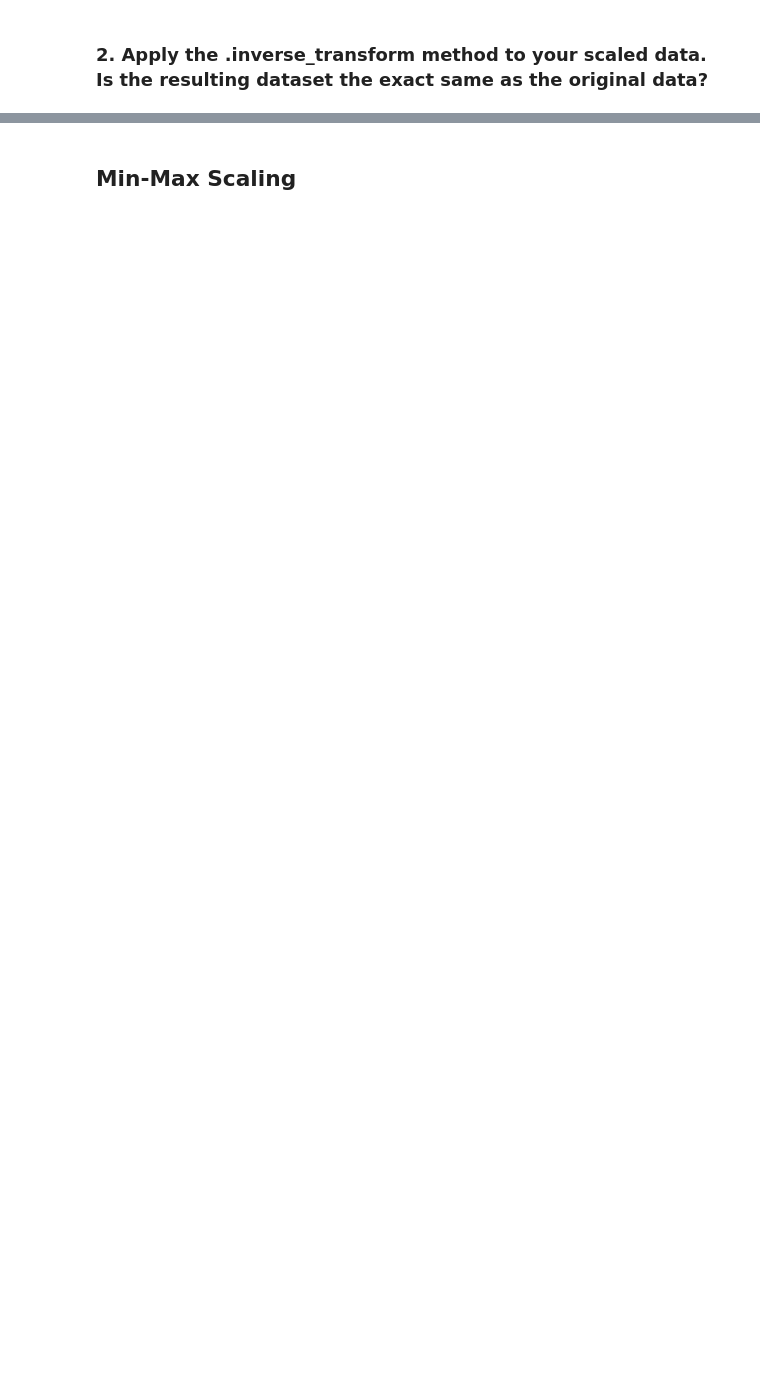
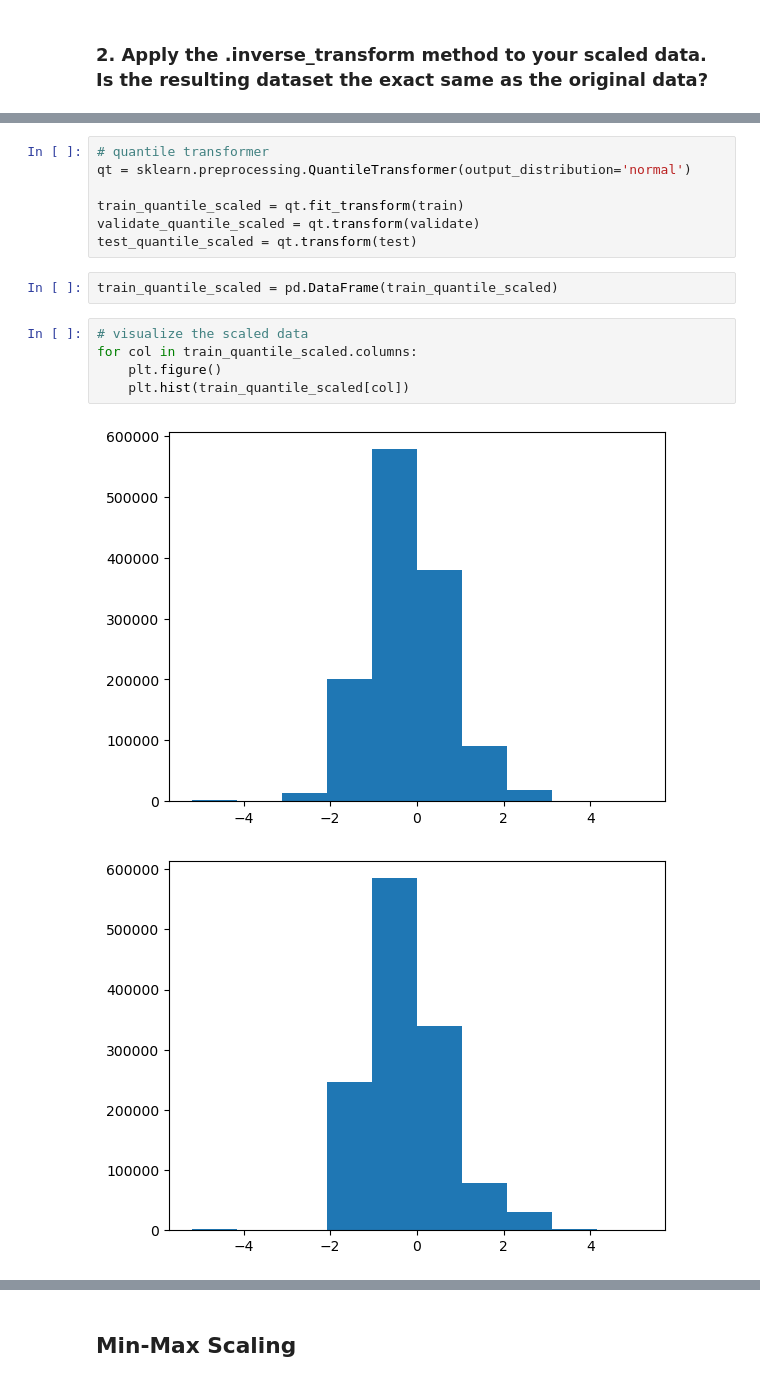
Before and after one commit to Miatta-Sinayoko/Regression-exercises, a Jupyter notebook: scaling.ipynb, the cells around one changed output, grey strips where cells are left out. Cells and saved outputs as stored; diff of their text form; blank space fills up the shorter version.

```diff
--- a/scaling.ipynb
+++ b/scaling.ipynb
@@ -27,0 +141,17 @@ x_train, x_validate = train_test_split(x_train_and_validate)
+# %%
+# quantile transformer
+qt = sklearn.preprocessing.QuantileTransformer(output_distribution='normal')
+
+train_quantile_scaled = qt.fit_transform(train)
+validate_quantile_scaled = qt.transform(validate)
+test_quantile_scaled = qt.transform(test)
+# %%
+train_quantile_scaled = pd.DataFrame(train_quantile_scaled)
+# %%
+# visualize the scaled data
+for col in train_quantile_scaled.columns:
+    plt.figure()
+    plt.hist(train_quantile_scaled[col])
+# %% [output]
+[figure, added]
+[figure, added]
```
Also changed, not shown: parts of 31 cells of this notebook.
